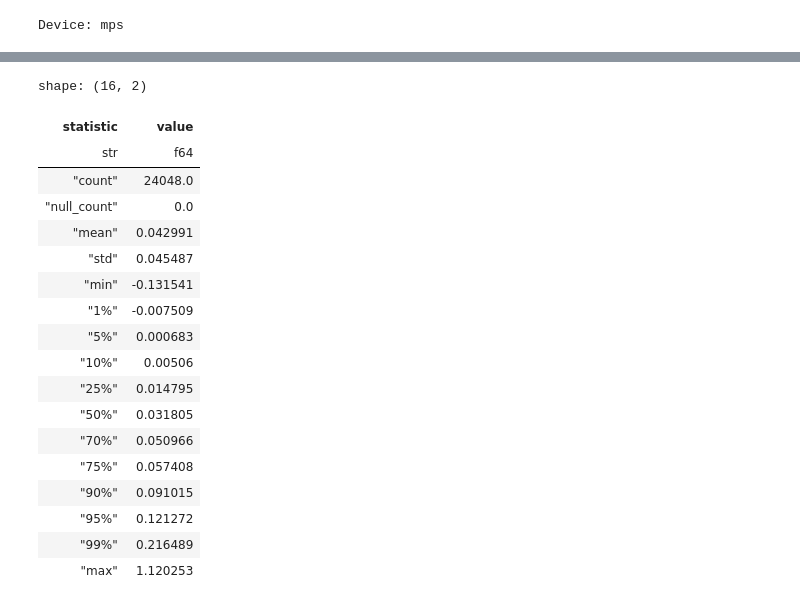
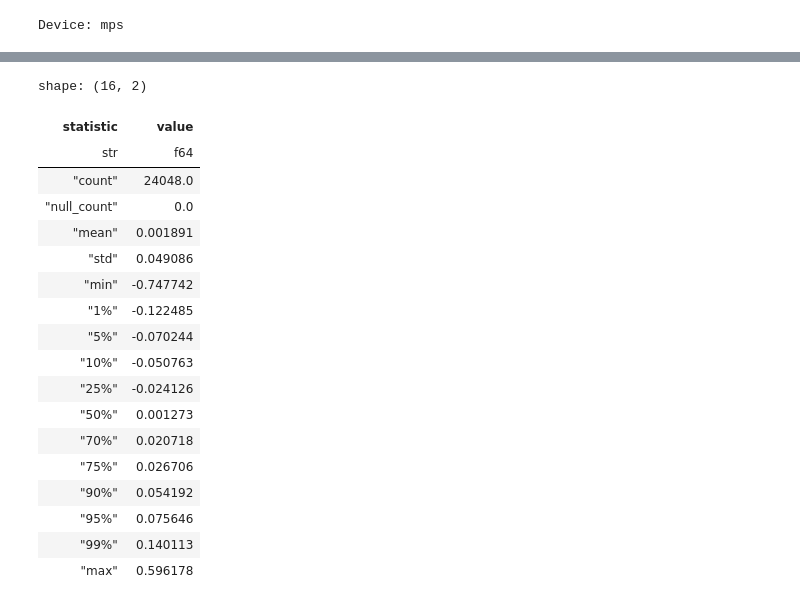
Before and after one commit to Richard-X46/Post-Earnings-Forecast, a Jupyter notebook: src/modeling/lstm.ipynb, the cells around one changed output, grey strips where cells are left out. Drawn from its saved outputs; the diff is of its cells as text; code cells hidden in the pictures.

```diff
--- a/src/modeling/lstm.ipynb
+++ b/src/modeling/lstm.ipynb
@@ -28,25 +28,27 @@ Tech table shape: (24048, 225)
 # %%
-df_tech['target_return'].describe([0.01, 0.05, 0.1, 0.25, 0.5, 0.7, 0.75, 0.9, 0.95, 0.99])
+# Target: car_t2_t10 = cumulative abnormal return over t+2 to t+10 (post-earnings drift)
+# Features: full window t=-10 to t=+1 (no leakage since target starts at t+2)
+df_tech['car_t2_t10'].describe([0.01, 0.05, 0.1, 0.25, 0.5, 0.7, 0.75, 0.9, 0.95, 0.99])
 # %% [output]
 shape: (16, 2)
 | statistic | value |
 | str | f64 |
 | "count" | 24048.0 |
 | "null_count" | 0.0 |
-| "mean" | 0.042991 |
-| "std" | 0.045487 |
-| "min" | -0.131541 |
-| "1%" | -0.007509 |
-| "5%" | 0.000683 |
-| "10%" | 0.00506 |
-| "25%" | 0.014795 |
-| "50%" | 0.031805 |
-| "70%" | 0.050966 |
-| "75%" | 0.057408 |
-| "90%" | 0.091015 |
-| "95%" | 0.121272 |
-| "99%" | 0.216489 |
-| "max" | 1.120253 |
+| "mean" | 0.001891 |
+| "std" | 0.049086 |
+| "min" | -0.747742 |
+| "1%" | -0.122485 |
+| "5%" | -0.070244 |
+| "10%" | -0.050763 |
+| "25%" | -0.024126 |
+| "50%" | 0.001273 |
+| "70%" | 0.020718 |
+| "75%" | 0.026706 |
+| "90%" | 0.054192 |
+| "95%" | 0.075646 |
+| "99%" | 0.140113 |
+| "max" | 0.596178 |
 # %%
 df_tech
 # %% [output]
```
Also changed, not shown: parts of 14 cells of this notebook, 1 other file.
